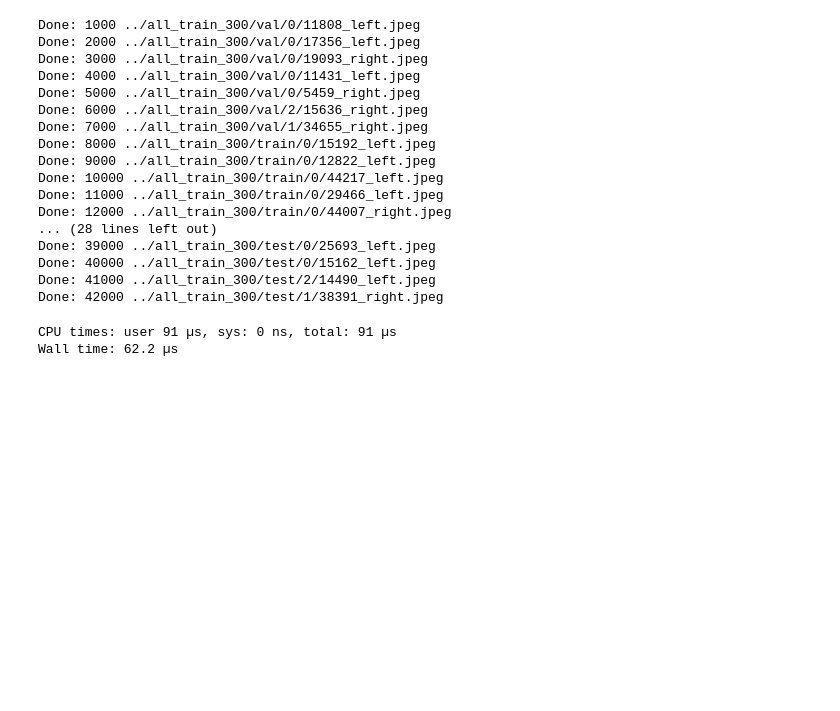
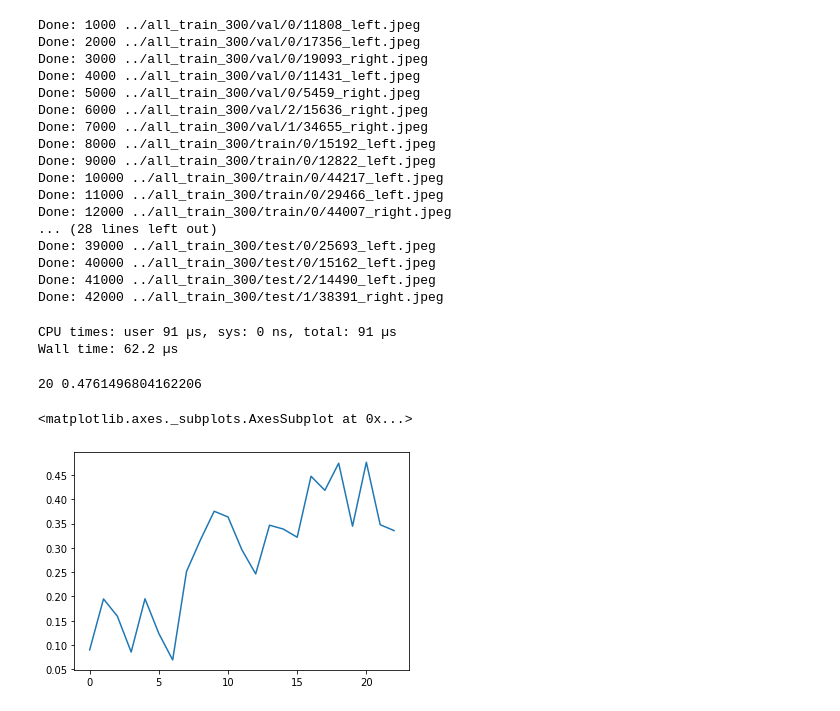
Before and after one commit to yinyen/fyp, a Jupyter notebook: fyp/preprocess_img.ipynb, the cells around one changed output. Saved outputs shown, nothing was run; the diff lists cells and outputs as text; code cells hidden in the pictures; blank space fills up the shorter version.

```diff
--- a/fyp/preprocess_img.ipynb
+++ b/fyp/preprocess_img.ipynb
@@ -126,3 +224,14 @@ Done: 42000 ../all_train_300/test/1/38391_right.jpeg
 # %% [output]
 CPU times: user 91 µs, sys: 0 ns, total: 91 µs
 Wall time: 62.2 µs
+# %%
+import pandas as pd
+
+md = "/media/workstation/Storage/Test/Dual_AL/dual_al_test_v18/step_022"
+df=pd.read_csv(f"{md}/result_2.csv")
+print(df["kappa"].argmax(),df["kappa"].max())
+df["kappa"].plot()
+# %% [output]
+20 0.4761496804162206
+<matplotlib.axes._subplots.AxesSubplot at 0x...>
+[figure, added]
```
Also changed, not shown: parts of 19 cells of this notebook, 17 other files.
